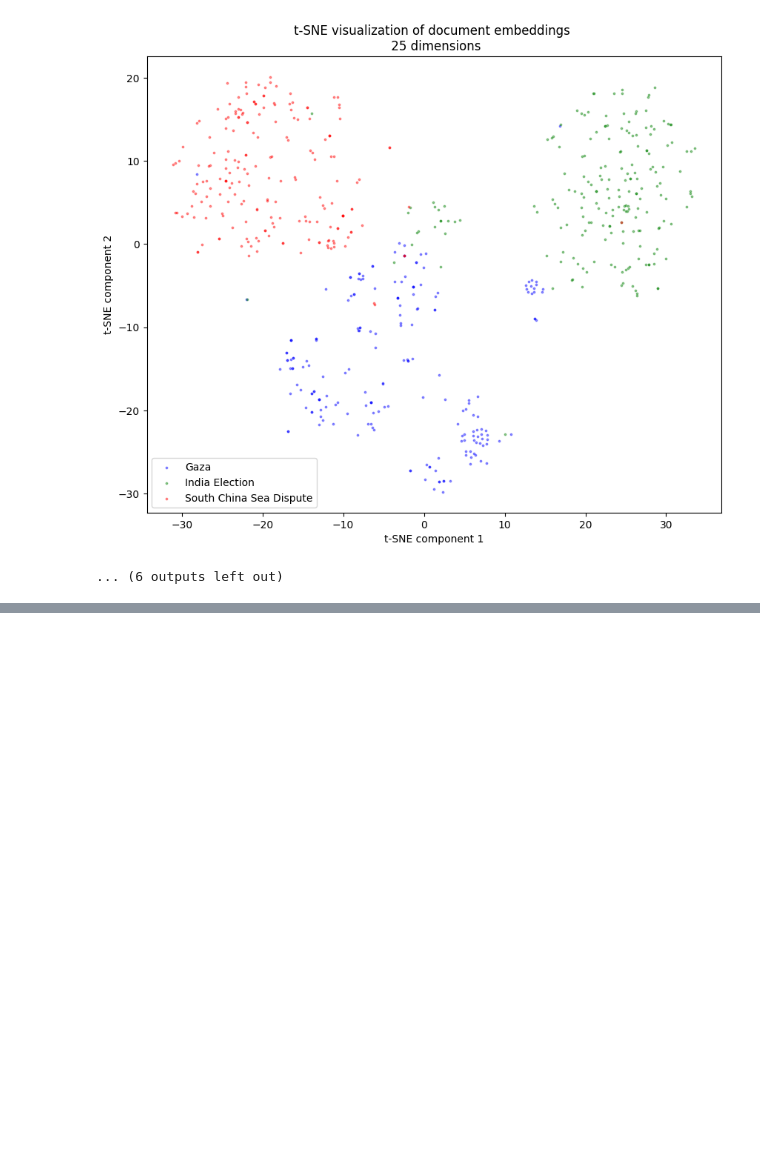
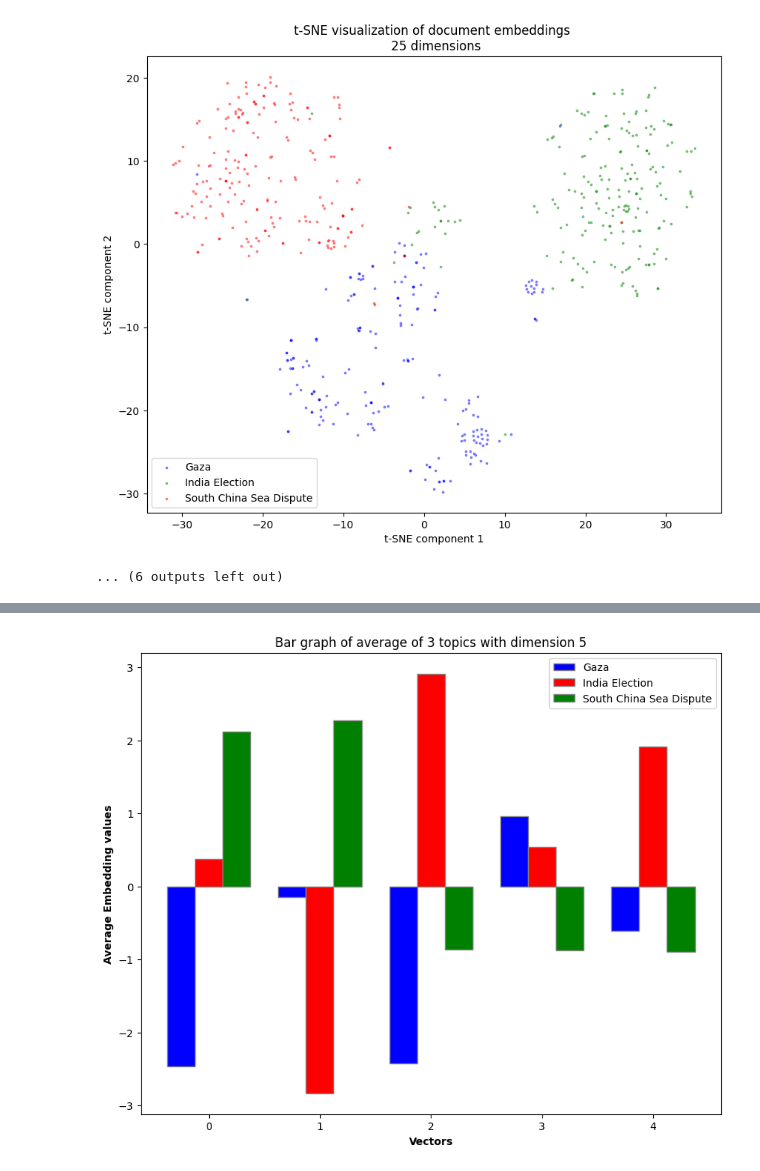
Before and after one commit to nogibjj/NarrativeNexus, a Jupyter notebook: visualization/plot.ipynb, the cells around one changed output, grey strips where cells are left out. Saved outputs shown, nothing was run; the diff lists cells and outputs as text; code cells hidden in the pictures; blank space fills up the shorter version.

```diff
--- a/visualization/plot.ipynb
+++ b/visualization/plot.ipynb
@@ -223,0 +379,4 @@ for d in dimensions:
+# %%
+bar_graph_by_topic("../data/latent_vector/latent_vectors_5.csv",5)
+# %% [output]
+[figure, added]
```
Also changed, not shown: parts of 11 cells of this notebook.
